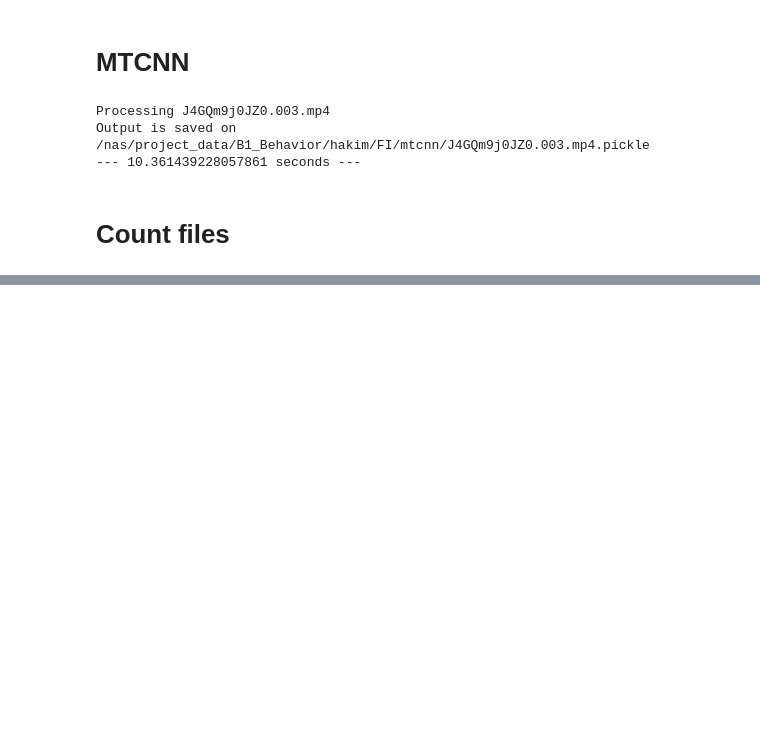
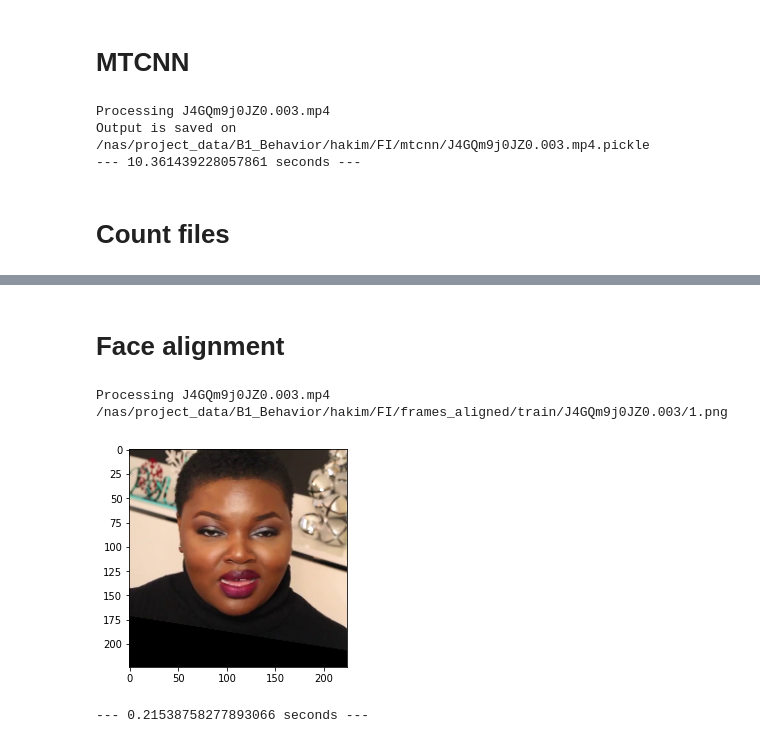
Before and after one commit to mluqmanhakim/personality-recognition, a Jupyter notebook: FI/Preprocessing.ipynb, the cells around one changed output, grey strips where cells are left out. Saved outputs shown, nothing was run; the diff lists cells and outputs as text; code cells hidden in the pictures; blank space fills up the shorter version.

```diff
--- a/FI/Preprocessing.ipynb
+++ b/FI/Preprocessing.ipynb
@@ -89,9 +87,8 @@ Output is saved on /nas/project_data/B1_Behavior/hakim/FI/mtcnn/J4GQm9j0JZ0.003.
 # %% [markdown]
 # Count files
 # %%
-path = '/nas/project_data/B1_Behavior/hakim/FI/mtcnn/J4GQm9j0JZ0.003.mp4.pickle'
+path = '/nas/project_data/B1_Behavior/hakim/FI/mtcnn/M5_x5J-H2I0.003.pickle'
 output = pickle.load(open(path, "rb"))
-print(len(output['landmarks']))
 
 for i, item in enumerate(output['landmarks']):
     if (item is None):
@@ -101,10 +115,10 @@ for i, item in enumerate(output['landmarks']):
 # %%
-DIR = '/nas/project_data/B1_Behavior/hakim/FI/frames/train'
+DIR = '/nas/project_data/B1_Behavior/hakim/FI/mtcnn'
 counter = 0
-for d in os.listdir(DIR):
-    img_dir = os.path.join(DIR, d)
-    file_count = len([x for x in os.listdir(img_dir)])
+for f in os.listdir(DIR):
+    mtcnn_path = os.path.join(DIR, f)
+    mtcnn_output = pickle.load(open(mtcnn_path, "rb"))
+    length = len(mtcnn_output['landmarks'])
     counter += 1
-    if (file_count < 450):
-        print(f'{counter} - {d} {file_count}')
+print(f'{counter}')
 # %% [output]
@@ -128,0 +126,2 @@ for d in os.listdir(DIR):
+# %% [markdown]
+# Face alignment
@@ -128,0 +130,47 @@ for d in os.listdir(DIR):
+# %%
+start_time = time.time()
+input_dir = '/nas/project_data/B1_Behavior/hakim/FI/frames/train'
+mtcnn_output_dir = '/nas/project_data/B1_Behavior/hakim/FI/mtcnn'
+output_dir = '/nas/project_data/B1_Behavior/hakim/FI/frames_aligned/train'
+annotation_path = '/nas/database/Big5/gt/annotation_training.pkl'
+
+with open(annotation_path, 'rb') as f:
+    annotation = pickle.load(f, encoding='latin1')
+video_names = list(annotation['extraversion'].keys())
+
+for video_name in video_names:
+    print(f'Processing {video_name}')
+    dir_name = video_name.rsplit(".")[0] + "." + video_name.rsplit(".")[1]
+    in_dir = os.path.join(input_dir, dir_name)
+    out_dir = os.path.join(output_dir, dir_name)
+    os.makedirs(out_dir, exist_ok=True)
+    mtcnn_output_file = mtcnn_output_dir + "/" + dir_name + ".pickle"
+    mtcnn_output = pickle.load(open(mtcnn_output_file, "rb"))
+
+    for i, landmark in enumerate(mtcnn_output['landmarks']):
+        filename = str(i+1) + ".png"
+        in_img_path = os.path.join(in_dir, filename)
+        out_img_path = os.path.join(out_dir, filename)
+        print(out_img_path)
+
+        if (mtcnn_output['landmarks'][i] is None):
+            print(f'NO FACE DETECTION - {in_img_path}')
+            continue
+        else:
+            landmark = landmark[0]
+            img = cv2.cvtColor(cv2.imread(in_img_path), cv2.COLOR_BGR2RGB)
+            aligned_img = face_alignment(img, landmark)
+            img = Image.fromarray(aligned_img)
+#                 img.save(out_img_path)
+
+            plt.imshow(aligned_img)
+            plt.show()
+        break
+    break
+
+print("--- %s seconds ---" % (time.time() - start_time))
+# %% [output]
+Processing J4GQm9j0JZ0.003.mp4
+/nas/project_data/B1_Behavior/hakim/FI/frames_aligned/train/J4GQm9j0JZ0.003/1.png
+[figure, added]
+--- 0.21538758277893066 seconds ---
```
Also changed, not shown: parts of 4 cells of this notebook, 6 other files.
